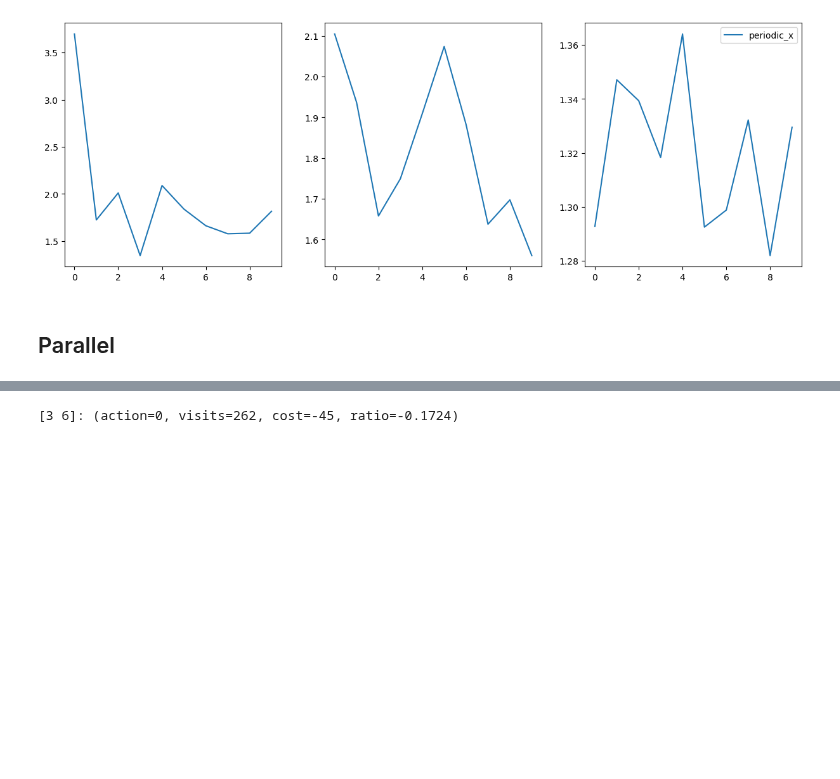
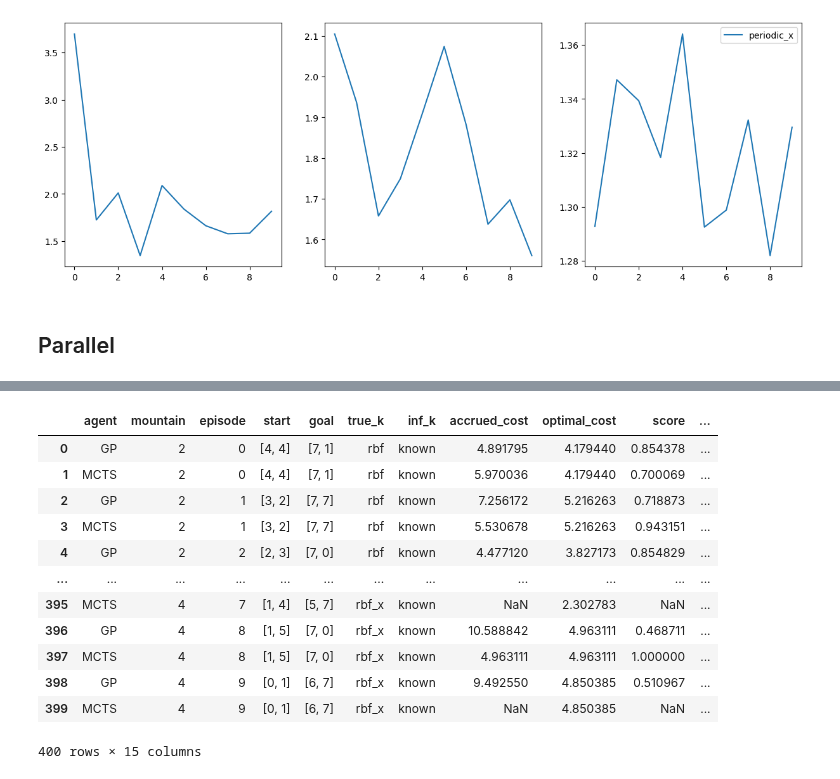
Before and after one commit to tgham/context_exploration, a Jupyter notebook: GP_worlds.ipynb, the cells around one changed output, grey strips where cells are left out. Saved outputs shown, nothing was run; the diff lists cells and outputs as text; code cells hidden in the pictures; blank space fills up the shorter version.

```diff
--- a/GP_worlds.ipynb
+++ b/GP_worlds.ipynb
@@ -1217,4 +1339,16 @@ ValueError: 'a' cannot be empty unless no samples are taken
-# %%
-print(new_node)
-# %% [output]
-[3 6]: (action=0, visits=262, cost=-45, ratio=-0.1724)
+# %%
+df_sim
+# %% [output]
+|  | agent | mountain | episode | start | goal | true_k | inf_k | accrued_cost | optimal_cost | score | ... |
+| 0 | GP | 2 | 0 | [4, 4] | [7, 1] | rbf | known | 4.891795 | 4.179440 | 0.854378 | ... |
+| 1 | MCTS | 2 | 0 | [4, 4] | [7, 1] | rbf | known | 5.970036 | 4.179440 | 0.700069 | ... |
+| 2 | GP | 2 | 1 | [3, 2] | [7, 7] | rbf | known | 7.256172 | 5.216263 | 0.718873 | ... |
+| 3 | MCTS | 2 | 1 | [3, 2] | [7, 7] | rbf | known | 5.530678 | 5.216263 | 0.943151 | ... |
+| 4 | GP | 2 | 2 | [2, 3] | [7, 0] | rbf | known | 4.477120 | 3.827173 | 0.854829 | ... |
+| ... | ... | ... | ... | ... | ... | ... | ... | ... | ... | ... | ... |
+| 395 | MCTS | 4 | 7 | [1, 4] | [5, 7] | rbf_x | known | NaN | 2.302783 | NaN | ... |
+| 396 | GP | 4 | 8 | [1, 5] | [7, 0] | rbf_x | known | 10.588842 | 4.963111 | 0.468711 | ... |
+| 397 | MCTS | 4 | 8 | [1, 5] | [7, 0] | rbf_x | known | 4.963111 | 4.963111 | 1.000000 | ... |
+| 398 | GP | 4 | 9 | [0, 1] | [6, 7] | rbf_x | known | 9.492550 | 4.850385 | 0.510967 | ... |
+| 399 | MCTS | 4 | 9 | [0, 1] | [6, 7] | rbf_x | known | NaN | 4.850385 | NaN | ... |
+400 rows × 15 columns
```
Also changed, not shown: parts of 10 cells of this notebook.
